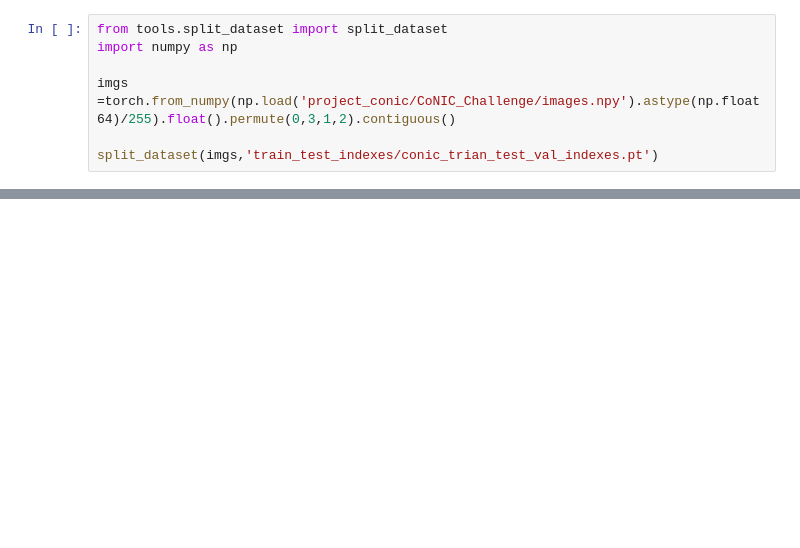
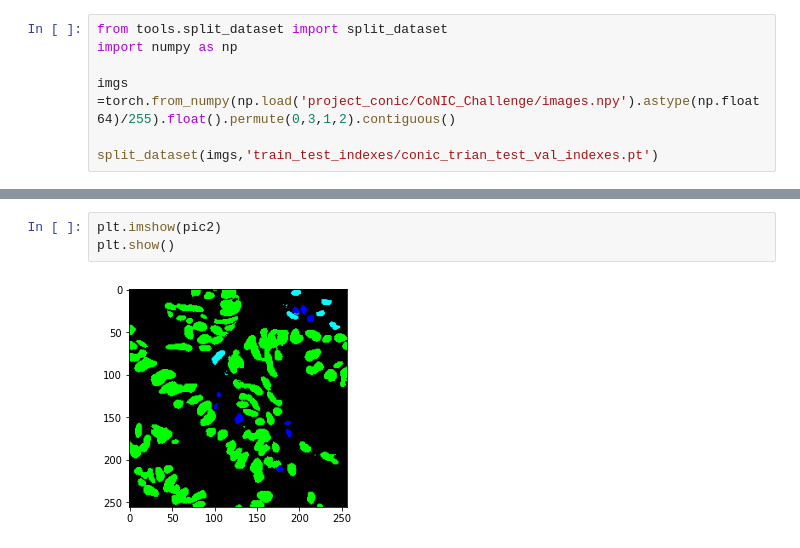
Before and after one commit to meihuanyuyuyu/CellMaskNet, a Jupyter notebook: testcode.ipynb, the cells around one changed output, grey strips where cells are left out. Drawn from its saved outputs; the diff is of its cells as text; blank space fills up the shorter version.

```diff
--- a/testcode.ipynb
+++ b/testcode.ipynb
@@ -78,0 +107,5 @@ split_dataset(imgs,'train_test_indexes/conic_trian_test_val_indexes.pt')
+# %%
+plt.imshow(pic2)
+plt.show()
+# %% [output]
+[figure, added]
```
Also changed, not shown: parts of 16 cells of this notebook, 12 other files.
